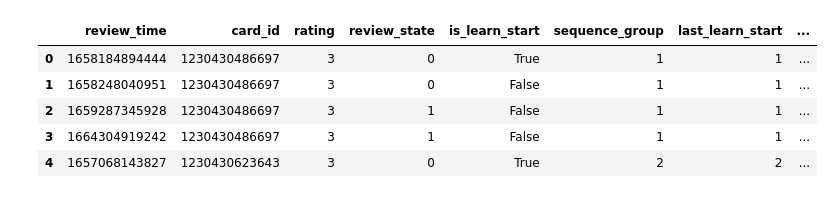
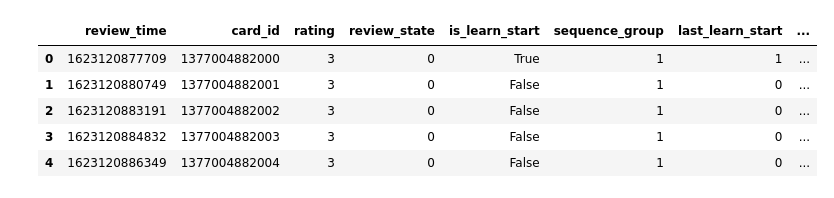
Before and after one commit to open-spaced-repetition/short-term-memory-research, a Jupyter notebook: isotonic.ipynb, the cells around one changed output. Saved outputs shown, nothing was run; the diff lists cells and outputs as text; code cells hidden in the pictures.

```diff
--- a/isotonic.ipynb
+++ b/isotonic.ipynb
@@ -1,23 +1,23 @@
 # %%
 from sklearn.isotonic import IsotonicRegression
 from sklearn.metrics import log_loss
 import pandas as pd
 import numpy as np
 import matplotlib.pyplot as plt
 from scipy.optimize import minimize
 
 
 plt.style.use("ggplot")
 
-df = pd.read_csv("processed/2.csv")
+df = pd.read_csv("processed/13.csv")
 df.head()
 # %% [output]
 |  | review_time | card_id | rating | review_state | is_learn_start | sequence_group | last_learn_start | ... |
-| 0 | 1658184894444 | 1230430486697 | 3 | 0 | True | 1 | 1 | ... |
-| 1 | 1658248040951 | 1230430486697 | 3 | 0 | False | 1 | 1 | ... |
-| 2 | 1659287345928 | 1230430486697 | 3 | 1 | False | 1 | 1 | ... |
-| 3 | 1664304919242 | 1230430486697 | 3 | 1 | False | 1 | 1 | ... |
-| 4 | 1657068143827 | 1230430623643 | 3 | 0 | True | 2 | 2 | ... |
+| 0 | 1623120877709 | 1377004882000 | 3 | 0 | True | 1 | 1 | ... |
+| 1 | 1623120880749 | 1377004882001 | 3 | 0 | False | 1 | 0 | ... |
+| 2 | 1623120883191 | 1377004882002 | 3 | 0 | False | 1 | 0 | ... |
+| 3 | 1623120884832 | 1377004882003 | 3 | 0 | False | 1 | 0 | ... |
+| 4 | 1623120886349 | 1377004882004 | 3 | 0 | False | 1 | 0 | ... |
 # %%
 DECAY = -0.5
 
```
Also changed, not shown: parts of 1 cell of this notebook.
